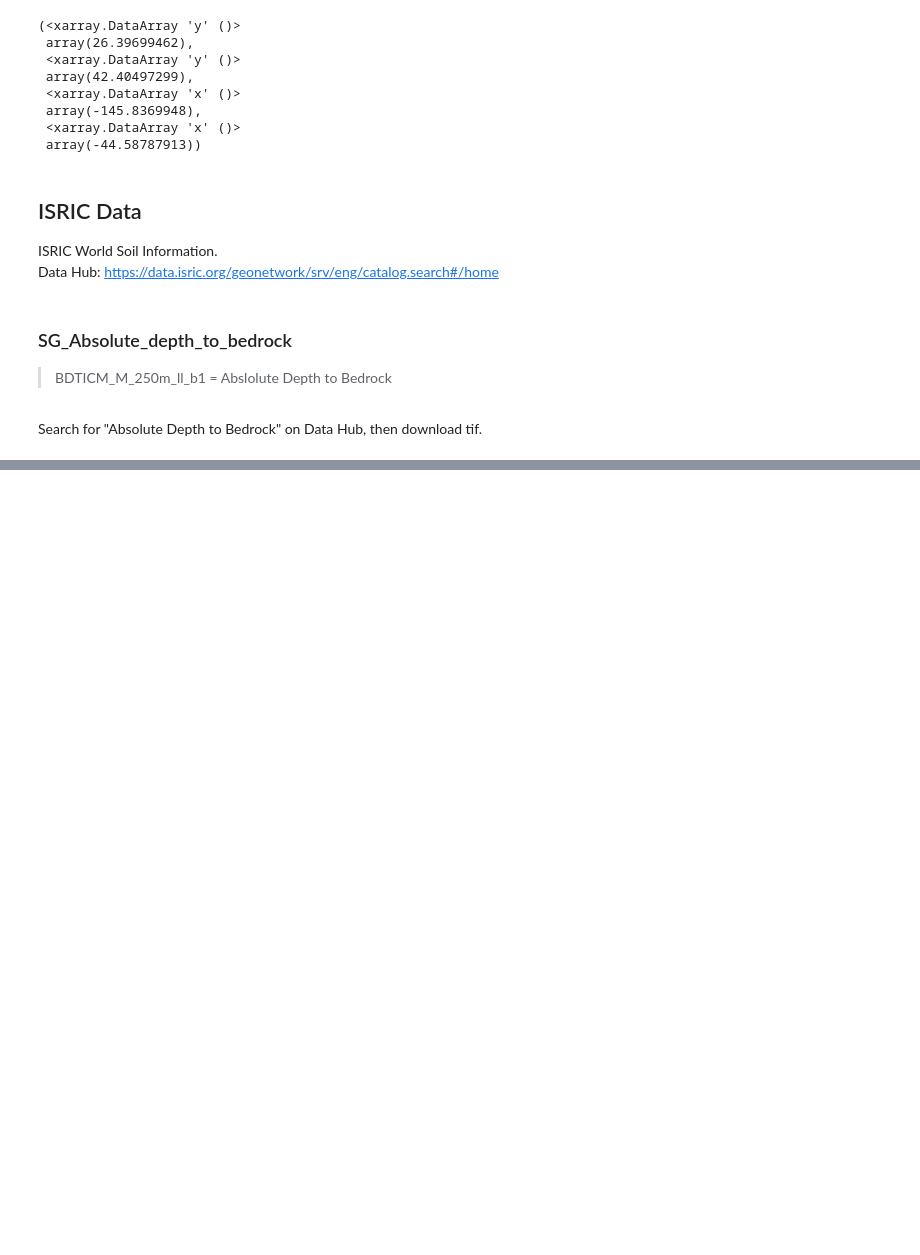
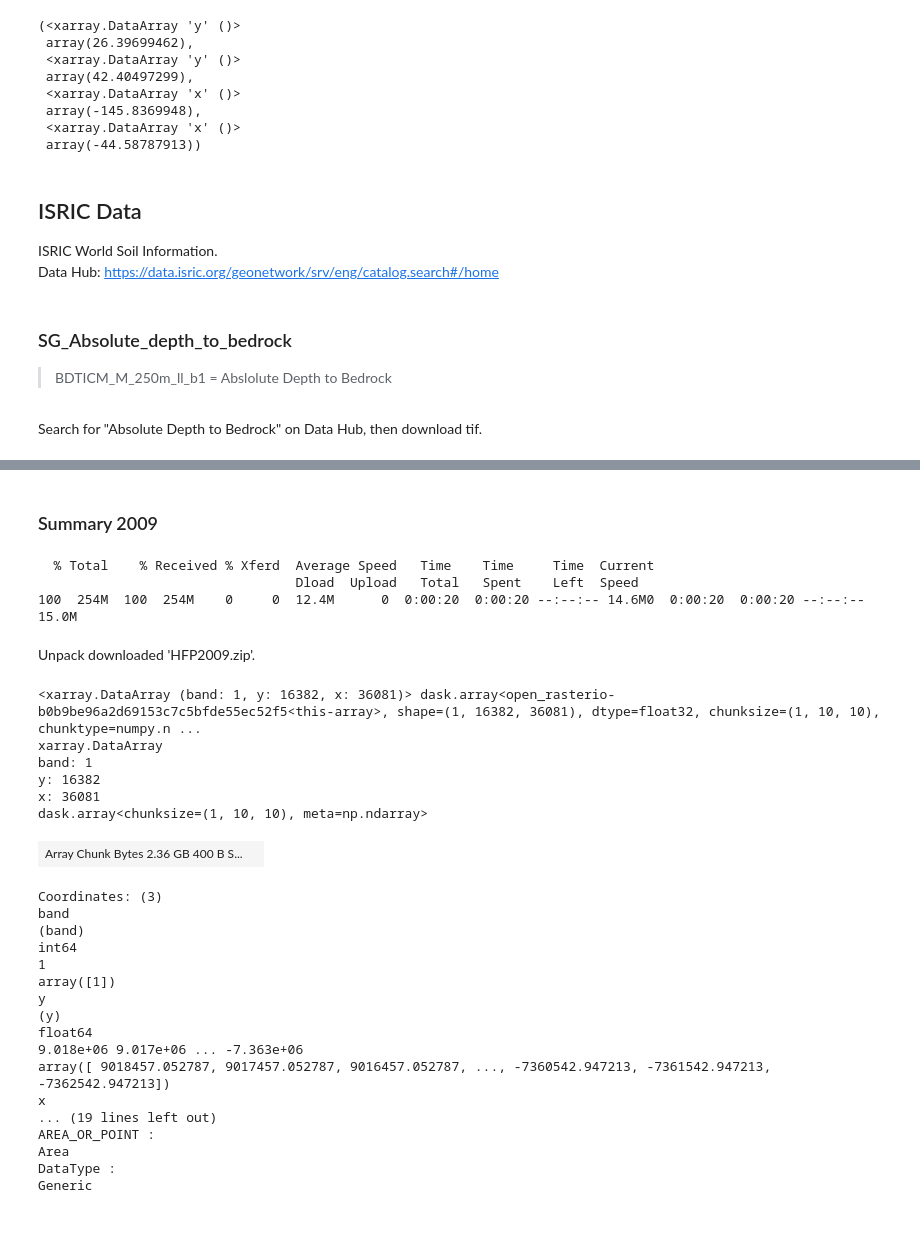
Before and after one commit to qAp/earthshotsoil, a Jupyter notebook: nbs/01_environ_covariates.ipynb, the cells around one changed output, grey strips where cells are left out. Cells and saved outputs as stored; diff of their text form; code cells hidden in the pictures; blank space fills up the shorter version.

```diff
--- a/nbs/01_environ_covariates.ipynb
+++ b/nbs/01_environ_covariates.ipynb
@@ -209,0 +303,2 @@ BDTICM_M_250m_ll.ti   0%[                    ]  73.98M   247KB/s    eta 9h 29m
+# %% [markdown]
+###  Summary 2009
@@ -209,0 +308,41 @@ BDTICM_M_250m_ll.ti   0%[                    ]  73.98M   247KB/s    eta 9h 29m
+# %%
+url = URLs.HFP2009
+! curl {url} -o ../data/{url.name}
+# %% [output]
+  % Total    % Received % Xferd  Average Speed   Time    Time     Time  Current
+                                 Dload  Upload   Total   Spent    Left  Speed
+100  254M  100  254M    0     0  12.4M      0  0:00:20  0:00:20 --:--:-- 14.6M0  0:00:20  0:00:20 --:--:-- 15.0M
+# %% [markdown]
+Unpack downloaded 'HFP2009.zip'.
+# %%
+da = xr.open_rasterio(
+    '../data/HFP2009/HFP2009.tif', chunks={'x':10, 'y':10})
+# %%
+da
+# %% [output]
+<xarray.DataArray (band: 1, y: 16382, x: 36081)> dask.array<open_rasterio-b0b9be96a2d69153c7c5bfde55ec52f5<this-array>, shape=(1, 16382, 36081), dtype=float32, chunksize=(1, 10, 10), chunktype=numpy.n ...
+xarray.DataArray
+band: 1
+y: 16382
+x: 36081
+dask.array<chunksize=(1, 10, 10), meta=np.ndarray>
+| Array Chunk Bytes 2.36 GB 400 B S... |  |
+Coordinates: (3)
+band
+(band)
+int64
+1
+array([1])
+y
+(y)
+float64
+9.018e+06 9.017e+06 ... -7.363e+06
+array([ 9018457.052787, 9017457.052787, 9016457.052787, ..., -7360542.947213, -7361542.947213, -7362542.947213])
+x
+... (19 lines left out)
+AREA_OR_POINT :
+Area
+DataType :
+Generic
+# %% [markdown]
+##
```
Also changed, not shown: parts of 36 cells of this notebook, 1 other file.
